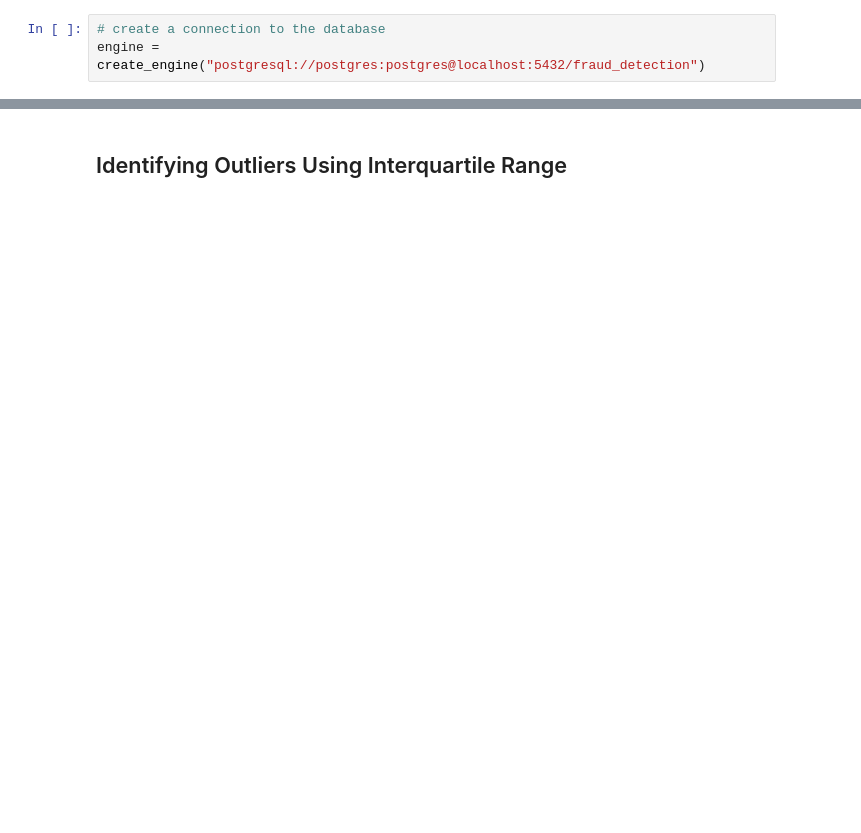
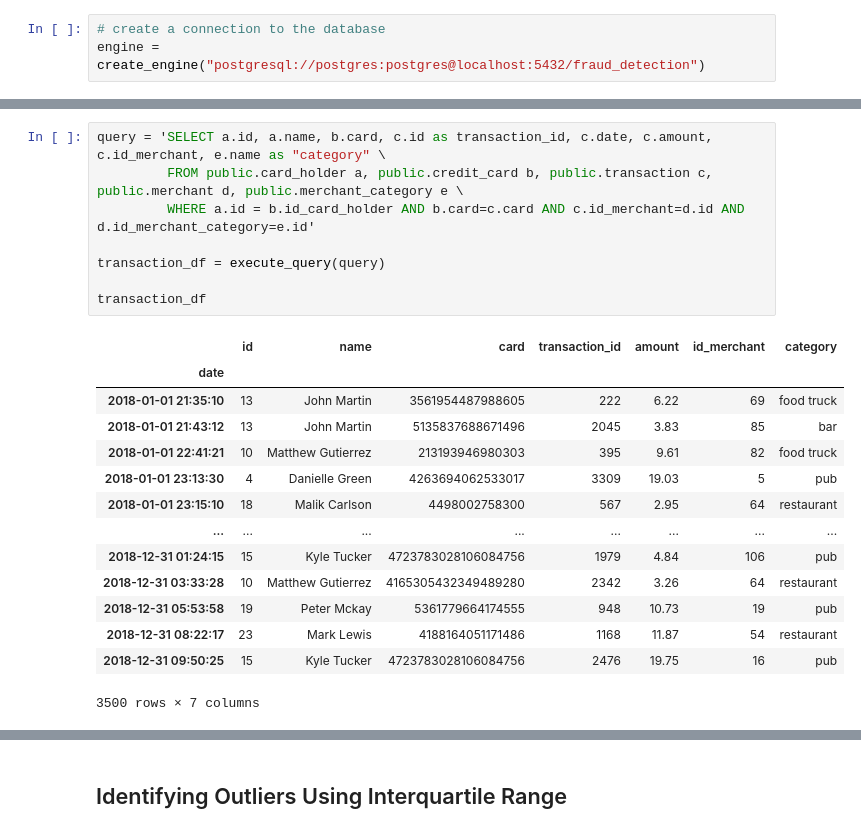
Before and after one commit to Kowsi/Fraudulent-Transaction-SQL, a Jupyter notebook: Starter_Files/challenge.ipynb, the cells around one changed output, grey strips where cells are left out. Drawn from its saved outputs; the diff is of its cells as text; blank space fills up the shorter version.

```diff
--- a/Starter_Files/challenge.ipynb
+++ b/Starter_Files/challenge.ipynb
@@ -17,0 +32,23 @@ engine = create_engine("postgresql://postgres:postgres@localhost:5432/fraud_dete
+# %%
+query = 'SELECT a.id, a.name, b.card, c.id as transaction_id, c.date, c.amount, c.id_merchant, e.name as "category" \
+         FROM public.card_holder a, public.credit_card b, public.transaction c, public.merchant d, public.merchant_category e \
+         WHERE a.id = b.id_card_holder AND b.card=c.card AND c.id_merchant=d.id AND d.id_merchant_category=e.id'
+
+transaction_df = execute_query(query)
+
+transaction_df
+# %% [output]
+|  | id | name | card | transaction_id | amount | id_merchant | category |
+| date |  |  |  |  |  |  |  |
+| 2018-01-01 21:35:10 | 13 | John Martin | 3561954487988605 | 222 | 6.22 | 69 | food truck |
+| 2018-01-01 21:43:12 | 13 | John Martin | 5135837688671496 | 2045 | 3.83 | 85 | bar |
+| 2018-01-01 22:41:21 | 10 | Matthew Gutierrez | 213193946980303 | 395 | 9.61 | 82 | food truck |
+| 2018-01-01 23:13:30 | 4 | Danielle Green | 4263694062533017 | 3309 | 19.03 | 5 | pub |
+| 2018-01-01 23:15:10 | 18 | Malik Carlson | 4498002758300 | 567 | 2.95 | 64 | restaurant |
+| ... | ... | ... | ... | ... | ... | ... | ... |
+| 2018-12-31 01:24:15 | 15 | Kyle Tucker | 4723783028106084756 | 1979 | 4.84 | 106 | pub |
+| 2018-12-31 03:33:28 | 10 | Matthew Gutierrez | 4165305432349489280 | 2342 | 3.26 | 64 | restaurant |
+| 2018-12-31 05:53:58 | 19 | Peter Mckay | 5361779664174555 | 948 | 10.73 | 19 | pub |
+| 2018-12-31 08:22:17 | 23 | Mark Lewis | 4188164051171486 | 1168 | 11.87 | 54 | restaurant |
+| 2018-12-31 09:50:25 | 15 | Kyle Tucker | 4723783028106084756 | 2476 | 19.75 | 16 | pub |
+3500 rows × 7 columns
```
Also changed, not shown: parts of 12 cells of this notebook, 1 other file.
